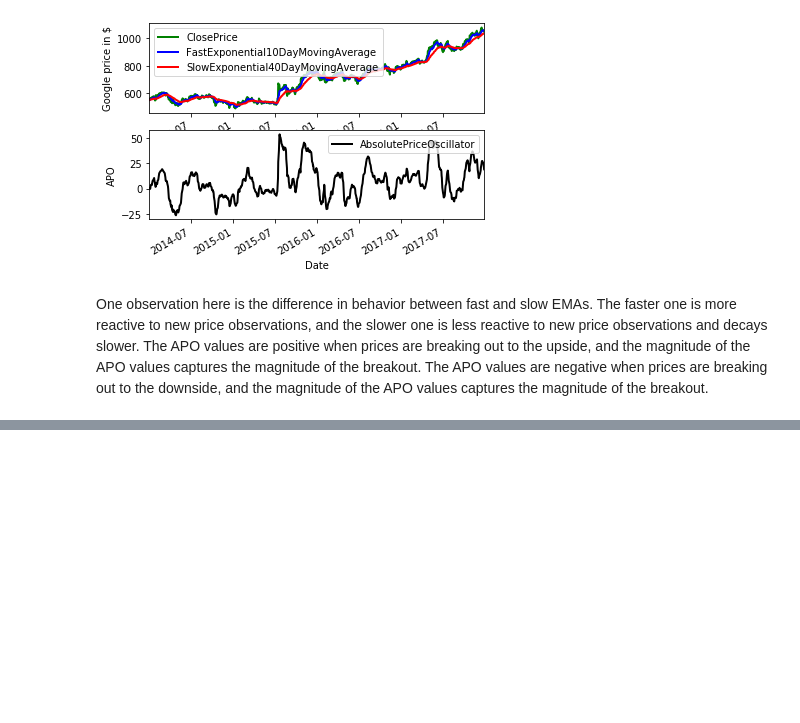
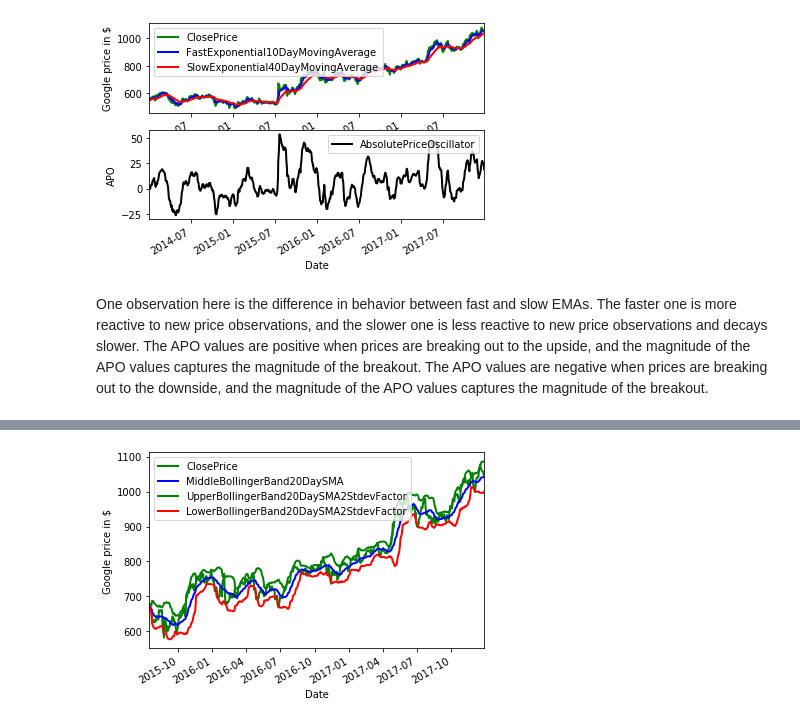
Before and after one commit to FriendlyUser/finance-notebooks, a Jupyter notebook: Stock_algorithms.ipynb, the cells around one changed output, grey strips where cells are left out. Cells and saved outputs as stored; diff of their text form; code cells hidden in the pictures; blank space fills up the shorter version.

```diff
--- a/Stock_algorithms.ipynb
+++ b/Stock_algorithms.ipynb
@@ -230,0 +473,99 @@ downside, and the magnitude of the APO values captures the magnitude of the brea
+# %%
+import pandas as pd
+
+from pandas_datareader import data
+
+start_date = '2014-01-01'
+end_date = '2018-01-01'
+SRC_DATA_FILENAME = 'goog_data.pkl'
+
+try:
+  goog_data2 = pd.read_pickle(SRC_DATA_FILENAME)
+except FileNotFoundError:
+  goog_data2 = data.DataReader('GOOG', 'yahoo', start_date, end_date)
+  goog_data2.to_pickle(SRC_DATA_FILENAME)
+
+goog_data = goog_data2.tail(620)
+
+close = goog_data['Close']
+
+'''
+The Bollinger Band (BBANDS) study created
+ by John Bollinger plots upper and lower envelope bands around the
+ price of the instrument. The width of the bands is based on the
+ standard deviation of the closing prices from a moving average of
+ price.
+ Middle
+ Band = n-period moving average
+Upper
+ Band = Middle Band + ( y * n-period standard deviation)
+Lower Band = Middle Band - ( y *
+ n-period standard deviation)
+Where:
+n = number of periods
+y = factor to apply to the standard deviation value, (typical default for y = 2)
+Detailed:
+Calculate the moving average.
+ The formula is:
+d = ((P1-MA)^2 + (P2-MA)^2 + ... (Pn-MA)^2)/n
+Pn is the price you pay for the nth interval
+n is the number of periods you select
+Subtract the moving average
+ from each of the individual data points used in the moving average
+ calculation. This gives you a list of deviations from the average.
+ Square each deviation and add them all together. Divide this sum
+ by the number of periods you selected.
+Take the square root of d. This gives you the standard deviation.
+delta = sqrt(d)
+Compute the bands by using the following formulas:
+Upper Band = MA + delta
+Middle Band = MA
+Lower Band = MA - delta
+ '''
+import statistics as stats
+import math as math
+
+time_period = 20 # history length for Simple Moving Average for middle band
+stdev_factor = 2 # Standard Deviation Scaling factor for the upper and lower bands
+history = [] # price history for computing simple moving average
+sma_values = [] # moving average of prices for visualization purposes
+upper_band = [] # upper band values
+lower_band = [] # lower band values
+
+for close_price in close:
+  history.append(close_price)
+  if len(history) > time_period: # we only want to maintain at most 'time_period' number of price observations
+    del (history[0])
+
+  sma = stats.mean(history)
+  sma_values.append(sma) # simple moving average or middle band
+  variance = 0 # variance is the square of standard deviation
+  for hist_price in history:
+    variance = variance + ((hist_price - sma) ** 2)
+
+  stdev = math.sqrt(variance / len(history)) # use square root to get standard deviation
+
+  upper_band.append(sma + stdev_factor * stdev)
+  lower_band.append(sma - stdev_factor * stdev)
+
+goog_data = goog_data.assign(ClosePrice=pd.Series(close, index=goog_data.index))
+goog_data = goog_data.assign(MiddleBollingerBand20DaySMA=pd.Series(sma_values, index=goog_data.index))
+goog_data = goog_data.assign(UpperBollingerBand20DaySMA2StdevFactor=pd.Series(upper_band, index=goog_data.index))
+goog_data = goog_data.assign(LowerBollingerBand20DaySMA2StdevFactor=pd.Series(lower_band, index=goog_data.index))
+
+close_price = goog_data['ClosePrice']
+mband = goog_data['MiddleBollingerBand20DaySMA']
+uband = goog_data['UpperBollingerBand20DaySMA2StdevFactor']
+lband = goog_data['LowerBollingerBand20DaySMA2StdevFactor']
+
+import matplotlib.pyplot as plt
+
+fig = plt.figure()
+ax1 = fig.add_subplot(111, ylabel='Google price in $')
+close_price.plot(ax=ax1, color='g', lw=2., legend=True)
+mband.plot(ax=ax1, color='b', lw=2., legend=True)
+uband.plot(ax=ax1, color='g', lw=2., legend=True)
+lband.plot(ax=ax1, color='r', lw=2., legend=True)
+plt.show()
+# %% [output]
+[figure, added]
```
Also changed, not shown: parts of 6 cells of this notebook.
